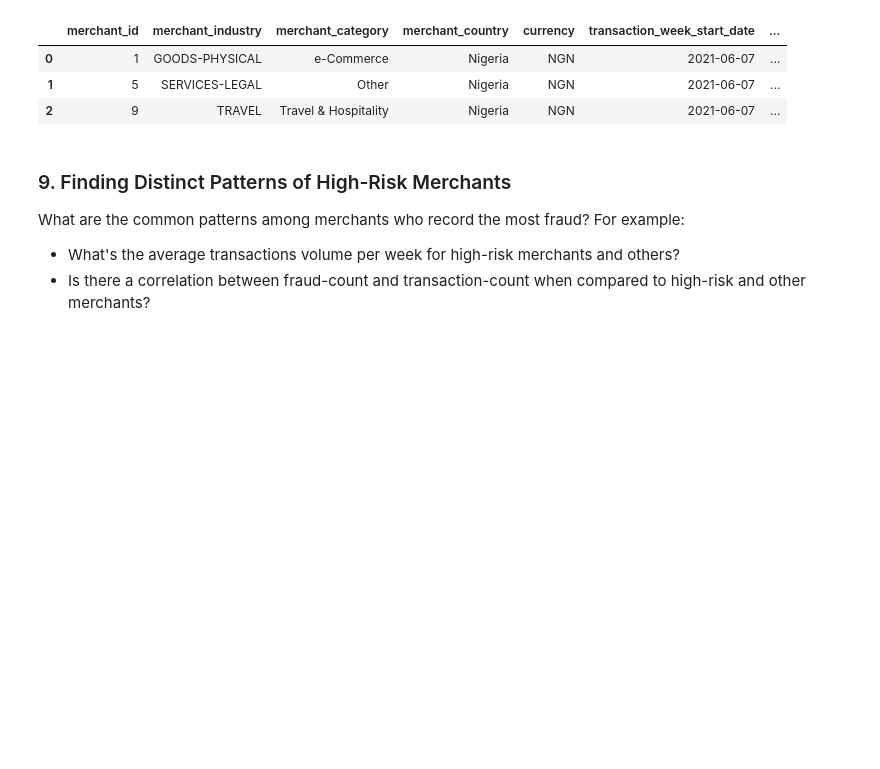
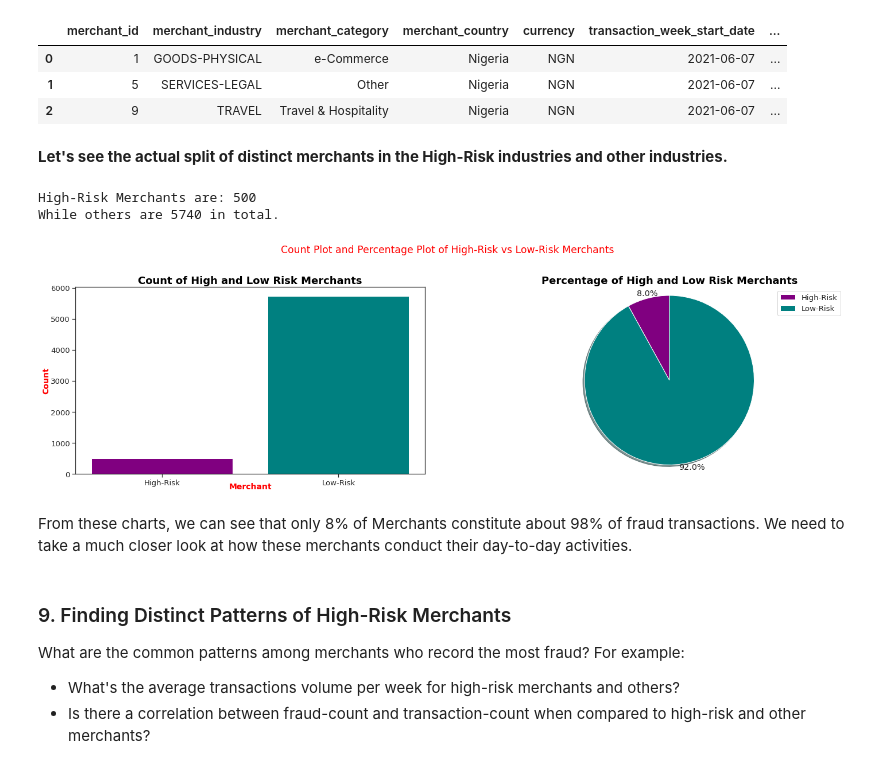
Before and after one commit to Lawrence-Krukrubo/fraud_analyst_assignment, a Jupyter notebook: fraud_analysis.ipynb, the cells around one changed output. Drawn from its saved outputs; the diff is of its cells as text; code cells hidden in the pictures; blank space fills up the shorter version.

Commit message:
Codes: Updating Diagnostic EDA:
Adding visual charts that show the split of high-risk and low-risk merchants

```diff
--- a/fraud_analysis.ipynb
+++ b/fraud_analysis.ipynb
@@ -1100,18 +1101,18 @@ Merchants in the **Betting** and **Financial Services** category, who operate wi
 So, we want to select merchants in the Betting and Financial-Services(FS) categories that operate within the Betting and Lending industries.
 # %%
 # First, we select Merchants whose category is either FS or Betting
-top_concern = combined_df[(combined_df.merchant_category == 'Betting') \
+high_risk = combined_df[(combined_df.merchant_category == 'Betting') \
                                     | (combined_df.merchant_category == 'Financial Services')]
 
 # Then from these, we select those whose industries are BETTING or LENDING
-top_concern = top_concern[(top_concern.merchant_industry == 'BETTING') \
-                                              | (top_concern.merchant_industry == 'LENDING')]
+high_risk = high_risk[(high_risk.merchant_industry == 'BETTING') \
+                                              | (high_risk.merchant_industry == 'LENDING')]
 
 # We do it this way, just incase BETTING and LENDING industries also exist in
 # other marchant-categories aside from Betting and Financial-Services.
 
-print(f'Top-Concern-Merchants shape is: {top_concern.shape}\n', end=' ')
-top_concern.head()
+print(f'Top-Concern-Merchants shape is: {high_risk.shape}\n', end=' ')
+high_risk.head()
 # %% [output]
 Top-Concern-Merchants shape is: (1521, 13)
 |  | merchant_id | merchant_industry | merchant_category | merchant_country | currency | transaction_week_start_date | ... |
@@ -1123,8 +1124,8 @@ Top-Concern-Merchants shape is: (1521, 13)
 # %% [markdown]
 **Since we've identified them, let's also separate the others**
 # %%
-others_index = list(set(list(combined_df.index)) - set(list(top_concern.index)))
-(len(others_index) + len(top_concern.index)) == len(combined_df.index)
+others_index = list(set(list(combined_df.index)) - set(list(high_risk.index)))
+(len(others_index) + len(high_risk.index)) == len(combined_df.index)
 # %% [output]
 True
 # %%
@@ -1139,3 +1140,13 @@ others shape: (15897, 13)
 | 0 | 1 | GOODS-PHYSICAL | e-Commerce | Nigeria | NGN | 2021-06-07 | ... |
 | 1 | 5 | SERVICES-LEGAL | Other | Nigeria | NGN | 2021-06-07 | ... |
 | 2 | 9 | TRAVEL | Travel & Hospitality | Nigeria | NGN | 2021-06-07 | ... |
+# %% [markdown]
+**Let's see the actual split of distinct merchants in the High-Risk industries and other industries.**
+# %%
+num_high_risk_merchants = high_risk.merchant_id.nunique()
+num_other_merchants = others.merchant_id.nunique()
+
+print(f'High-Risk Merchants are: {num_high_risk_merchants}\nWhile others are {num_other_merchants} in total.')
+# %% [output]
+High-Risk Merchants are: 500
+While others are 5740 in total.
@@ -1142,3 +1202,14 @@ others shape: (15897, 13)
+# %%
+names = ['High-Risk', 'Low-Risk']
+val1, val2 = num_high_risk_merchants, num_other_merchants
+sup_title = 'Count Plot and Percentage Plot of High-Risk vs Low-Risk Merchants'
+colours = ['Purple', 'Teal']
+
+plot_merchants_split(names, val1, val2, size, sup_title)
+# %% [output]
+[figure, added]
+# %% [markdown]
+From these charts, we can see that only 8% of Merchants constitute about 98% of fraud transactions. We need to take a much closer look at how these merchants conduct their day-to-day activities.
 # %% [markdown]
 ### 9. Finding Distinct Patterns of High-Risk Merchants
 
```
Also changed, not shown: parts of 13 cells of this notebook.
